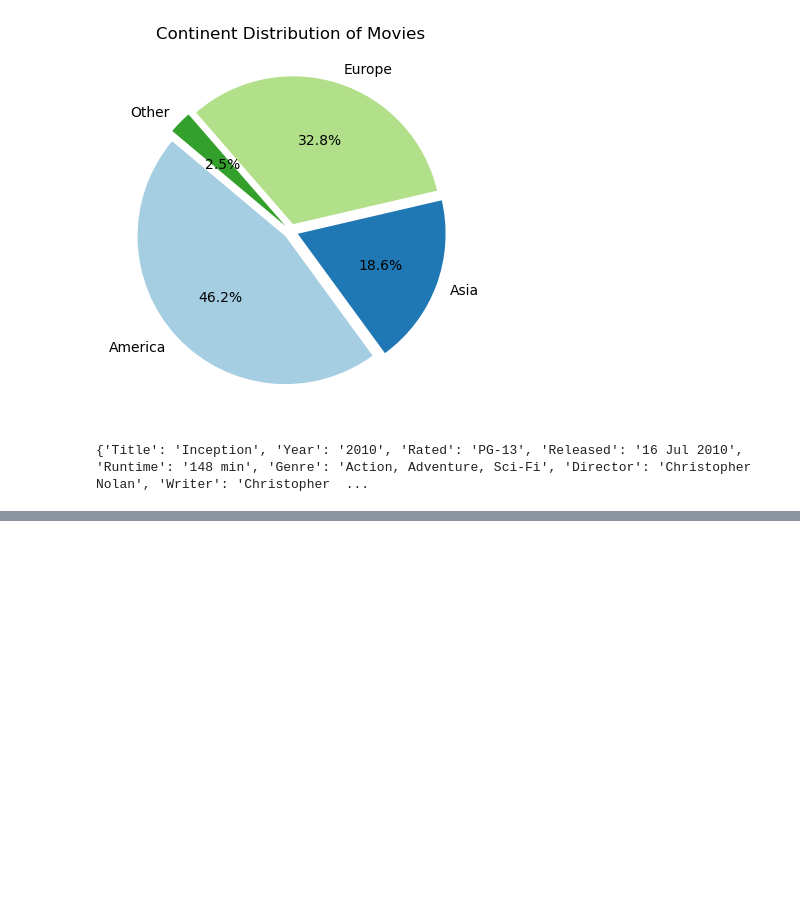
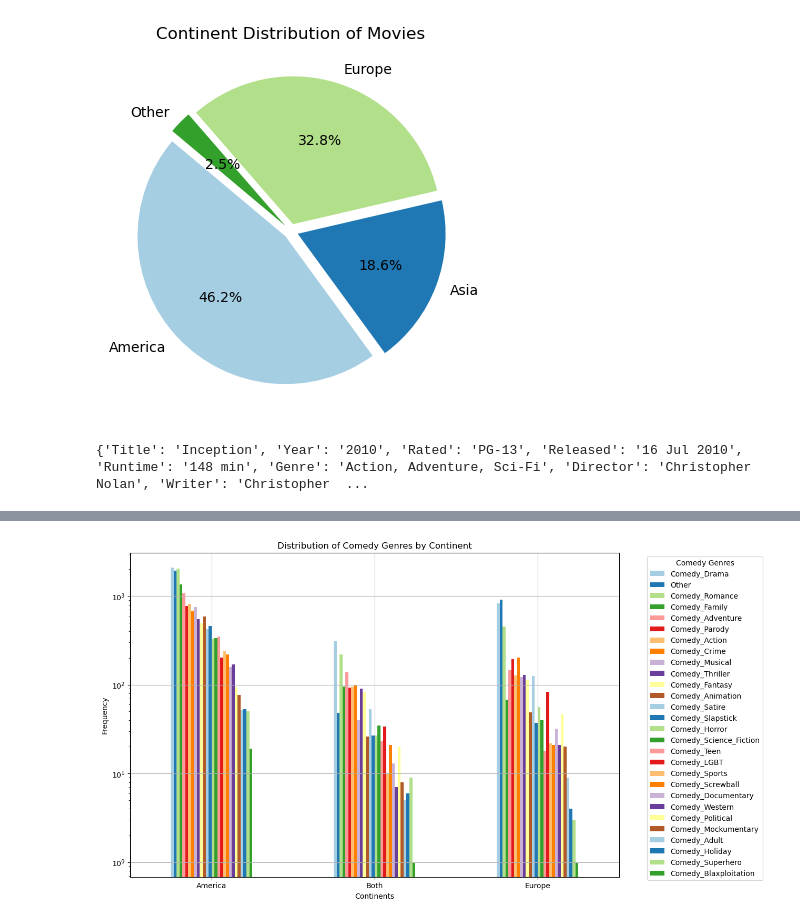
Before and after one commit to epfl-ada/ada-2024-project-fadadudata2024, a Jupyter notebook: Axe-1_lolo.ipynb, the cells around one changed output, grey strips where cells are left out. Cells and saved outputs as stored; diff of their text form; code cells hidden in the pictures; blank space fills up the shorter version.

```diff
--- a/Axe-1_lolo.ipynb
+++ b/Axe-1_lolo.ipynb
@@ -1105,0 +1319,28 @@ plt.show()
+# %%
+import matplotlib.pyplot as plt
+
+# Plot a vertical histogram for the 'comedy_genres' column
+# Filter the data to include only the desired continents
+filtered_data = merged_movie_metadata[merged_movie_metadata['Continents'].apply(lambda x: any(continent in x for continent in ["America", "Europe", "Both"]))]
+
+# Explode the 'Continents' and 'comedy_genres' columns
+exploded_data = filtered_data.explode('Continents').explode('comedy_genres')
+
+# Group by 'Continents' and 'comedy_genres' and count the occurrences
+grouped_data = exploded_data.groupby(['Continents', 'comedy_genres']).size().unstack(fill_value=0)
+
+# Sort the columns by the sum of their values in descending order
+grouped_data = grouped_data.loc[:, grouped_data.sum(axis=0).sort_values(ascending=False).index]
+
+# Plot the column chart
+grouped_data.plot(kind='bar', figsize=(12, 8), color=plt.cm.Paired.colors)
+plt.xlabel('Continents')
+plt.ylabel('Frequency')
+plt.yscale('log')
+plt.title('Distribution of Comedy Genres by Continent')
+plt.xticks(rotation=0)
+plt.legend(title='Comedy Genres', bbox_to_anchor=(1.05, 1), loc='upper left')
+plt.grid(True)
+plt.show()
+# %% [output]
+[figure, added]
```
Also changed, not shown: parts of 28 cells of this notebook, 1 other file.
